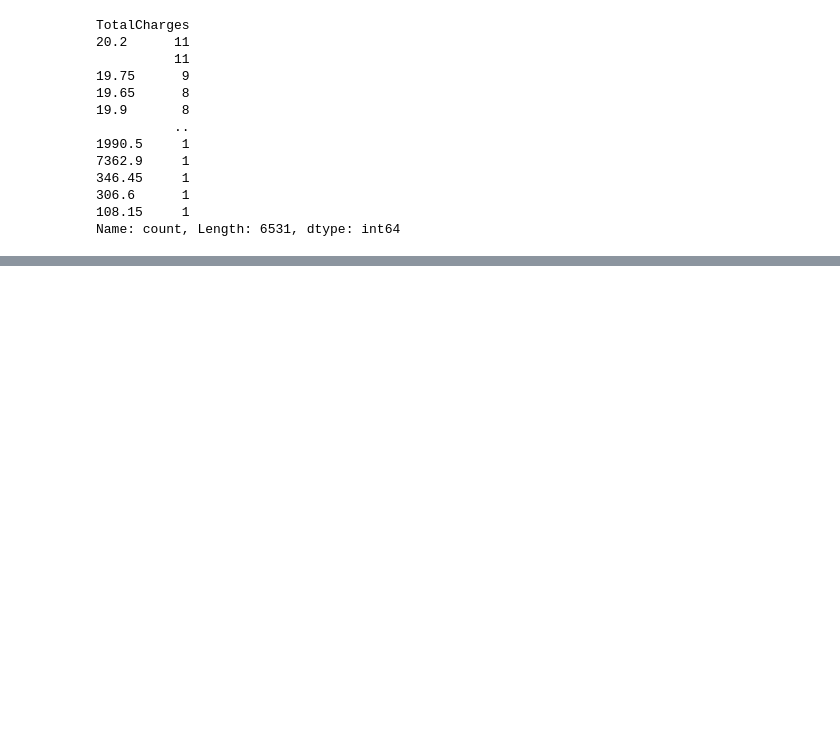
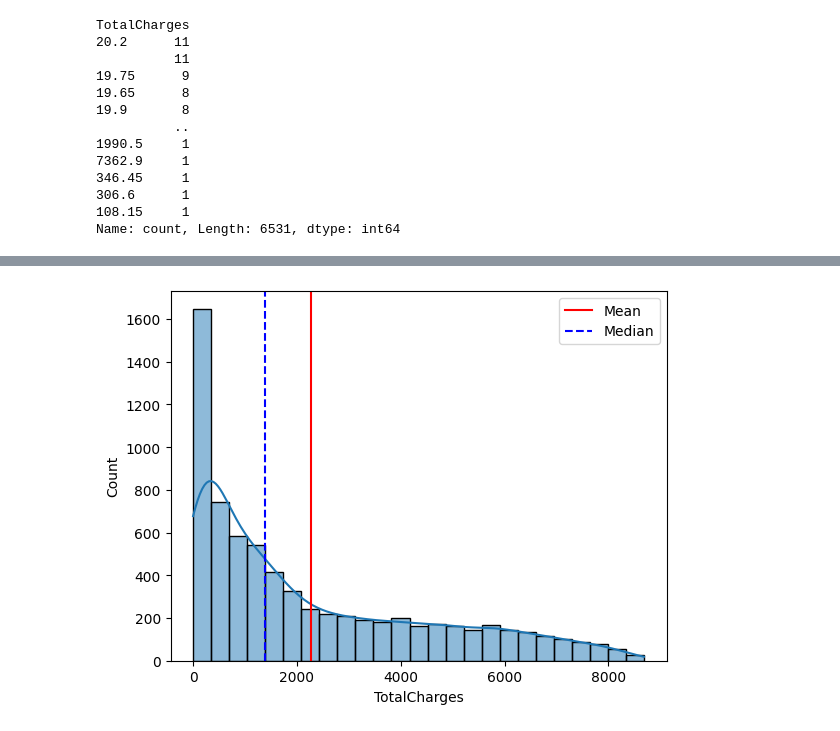
Before and after one commit to Sufiyan1637/Churn_Prediction, a Jupyter notebook: Churn_Prediction.ipynb, the cells around one changed output, grey strips where cells are left out. Cells and saved outputs as stored; diff of their text form; code cells hidden in the pictures; blank space fills up the shorter version.

```diff
--- a/Churn_Prediction.ipynb
+++ b/Churn_Prediction.ipynb
@@ -134,0 +179,4 @@ df["Churn"].value_counts(normalize=True)
+# %%
+plot_histogram(df, "TotalCharges")
+# %% [output]
+[figure, added]
```
Also changed, not shown: parts of 13 cells of this notebook.
